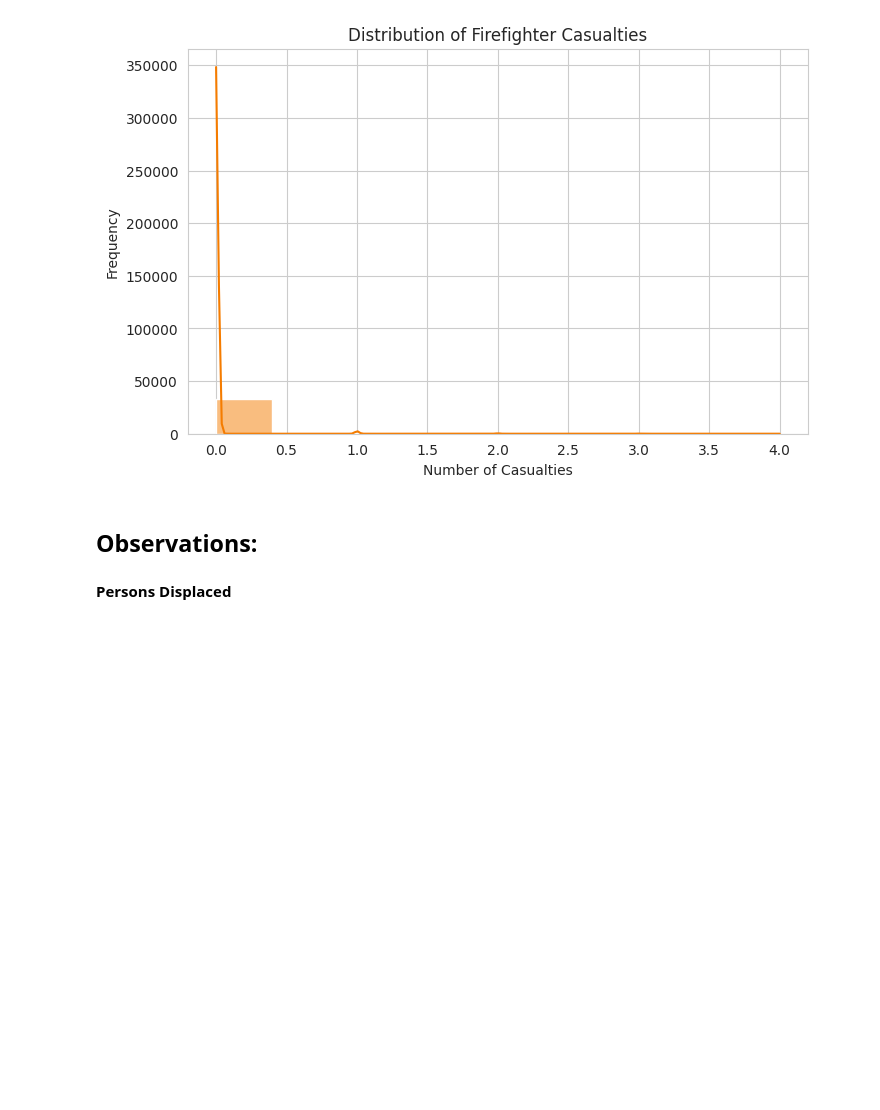
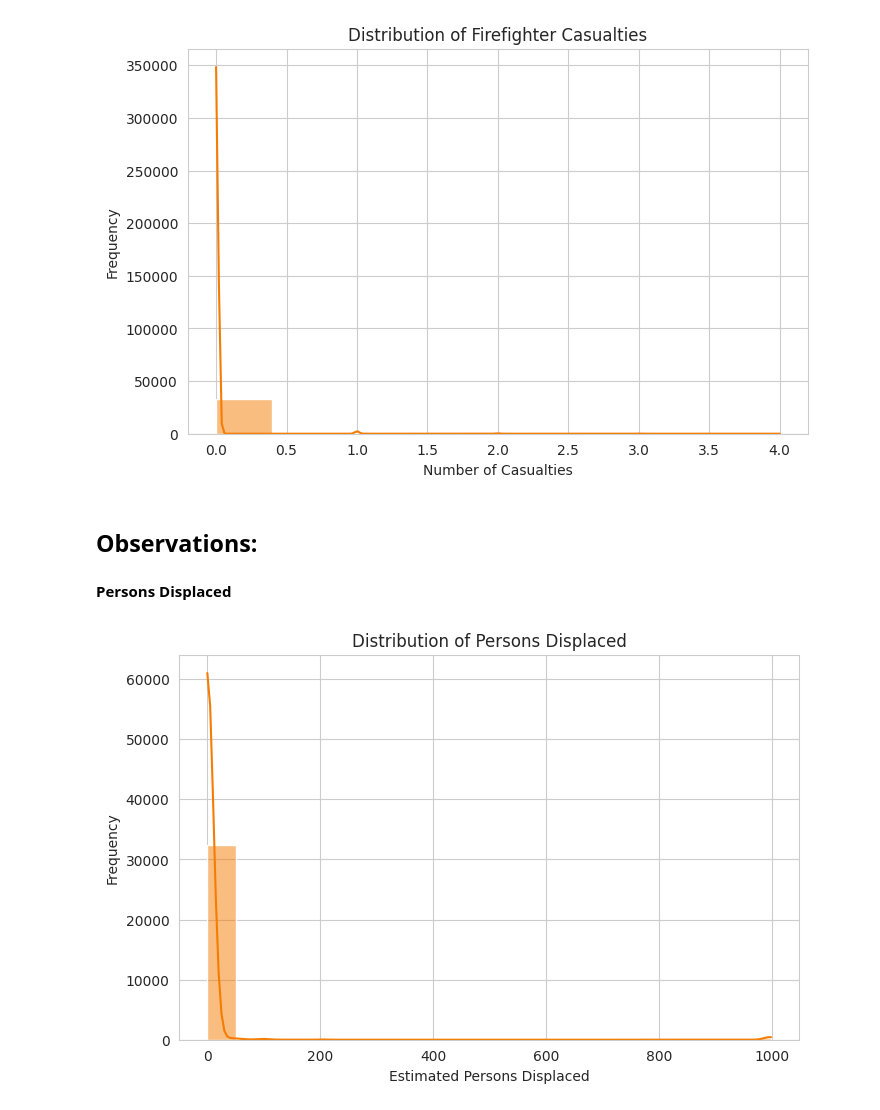
Before and after one commit to murisettysharmila28-creator/MachineLearning, a Jupyter notebook: ML_v1.ipynb, the cells around one changed output. Cells and saved outputs as stored; diff of their text form; code cells hidden in the pictures; blank space fills up the shorter version.

```diff
--- a/ML_v1.ipynb
+++ b/ML_v1.ipynb
@@ -384,3 +384,12 @@ Observations:
 -
 # %% [markdown]
 **Persons Displaced**
+# %%
+plt.figure(figsize=(8,5))
+sns.histplot(df['Estimated_Number_Of_Persons_Displaced'], bins=20, kde=True,color=fire_palette['casualties'])
+plt.title("Distribution of Persons Displaced")
+plt.xlabel("Estimated Persons Displaced")
+plt.ylabel("Frequency")
+plt.show()
+# %% [output]
+[figure, added]
```
Also changed, not shown: parts of 4 cells of this notebook.
